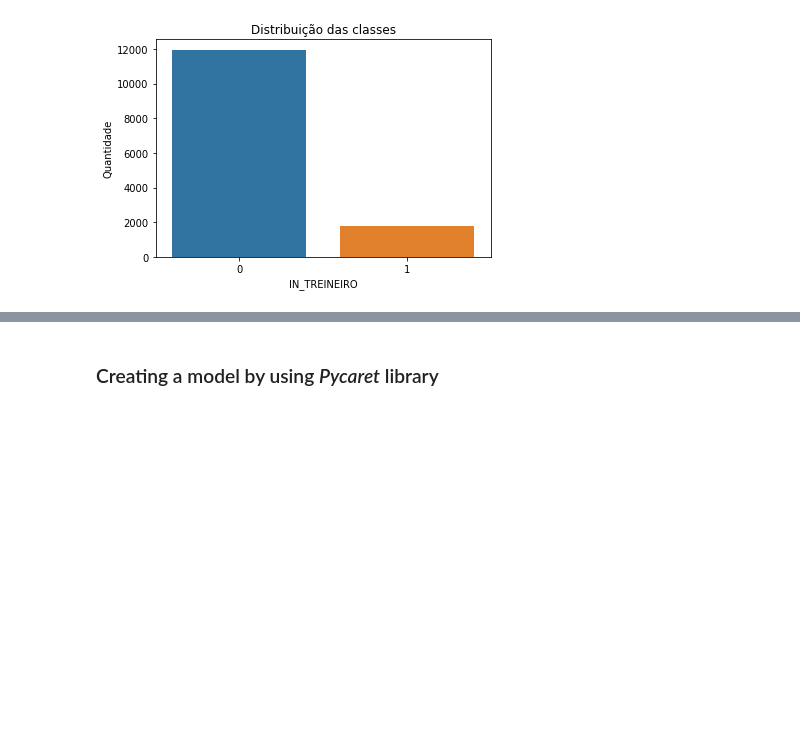
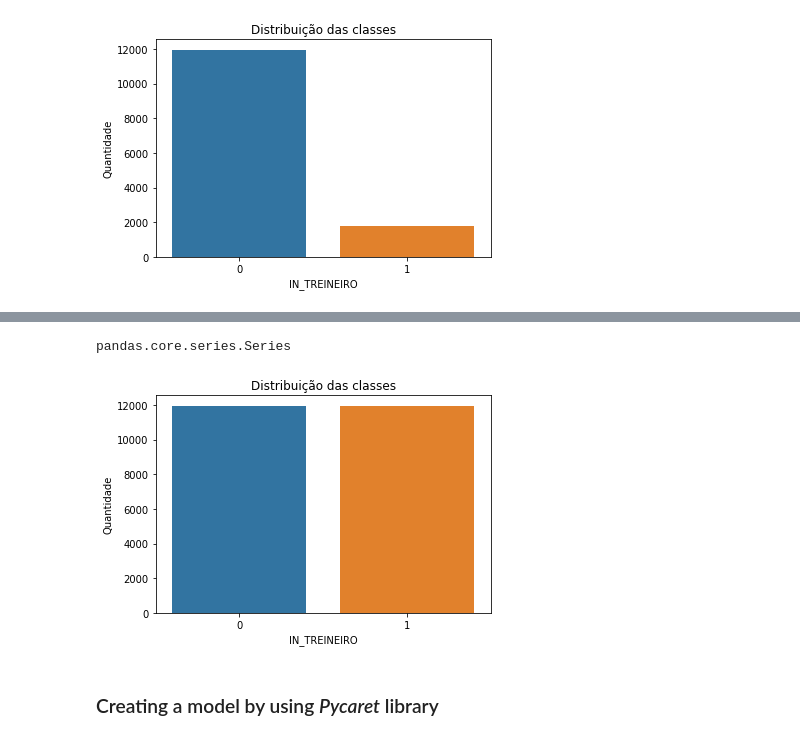
Before and after one commit to simoneperazzoli/aceleradev-datascience_CodeNation, a Jupyter notebook: weekly_challenges/week_9/pycaret_challenge_week9.ipynb, the cells around one changed output, grey strips where cells are left out. Saved outputs shown, nothing was run; the diff lists cells and outputs as text; code cells hidden in the pictures; blank space fills up the shorter version.

```diff
--- a/weekly_challenges/week_9/pycaret_challenge_week9.ipynb
+++ b/weekly_challenges/week_9/pycaret_challenge_week9.ipynb
@@ -119,0 +128,6 @@ plt.title('Distribuição das classes');
+# %%
+smt = SMOTE()
+target = train['IN_TREINEIRO']
+type(target)
+# %% [output]
+pandas.core.series.Series
@@ -120,3 +137,11 @@ plt.title('Distribuição das classes');
+# %%
+# Checking class distribution
+np.bincount(target)
+ax = sns.countplot(x=target)
+plt.ylabel('Quantidade')
+plt.title('Distribuição das classes');
+# %% [output]
+[figure, added]
 # %% [markdown]
 ### Creating a model by using *Pycaret* library
 # %% [markdown]
```
Also changed, not shown: parts of 19 cells of this notebook, 1 other file.
